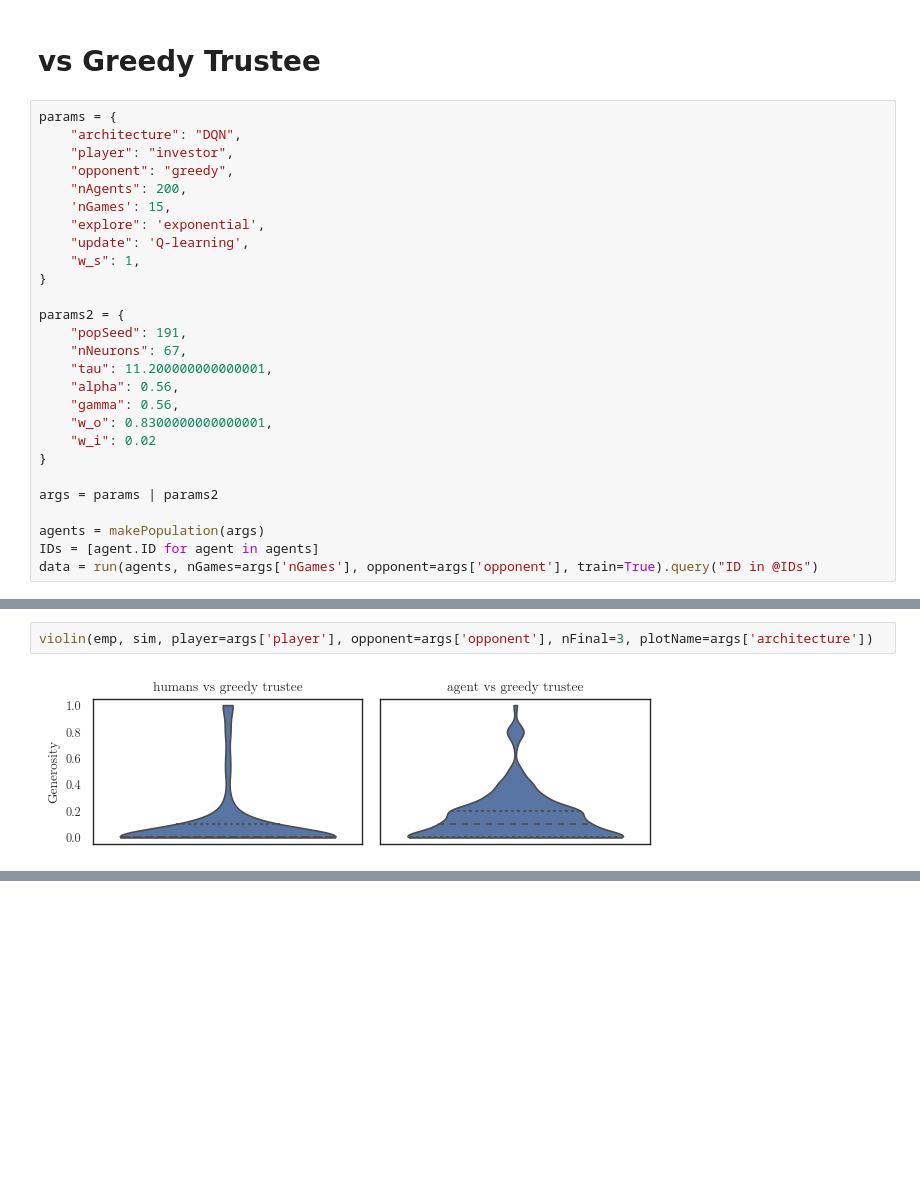
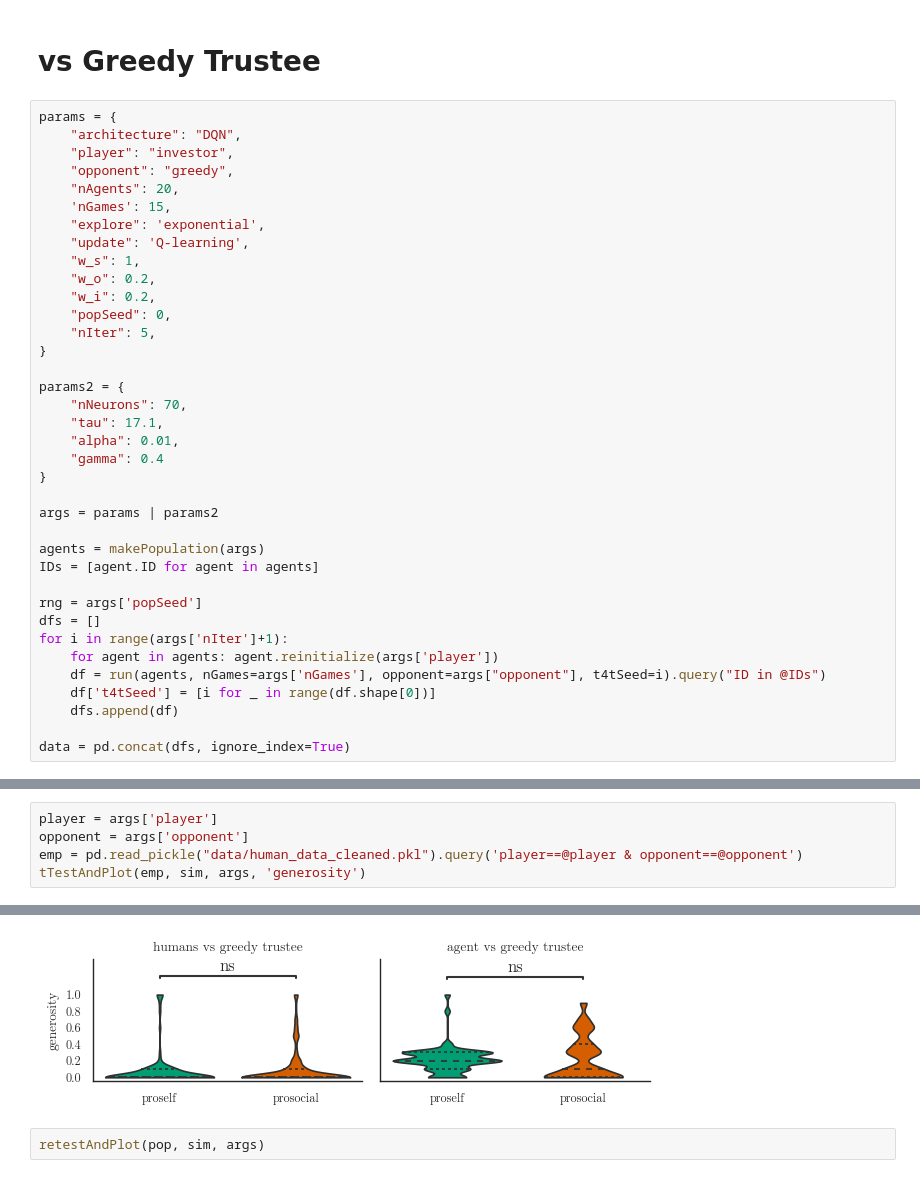
Before and after one commit to psipeter/social-value-orientation, a Jupyter notebook: agent_populations.ipynb, the cells around one changed output, grey strips where cells are left out. Cells and saved outputs as stored; diff of their text form; blank space fills up the shorter version.

```diff
--- a/agent_populations.ipynb
+++ b/agent_populations.ipynb
@@ -136,27 +164,37 @@ params = {
     "architecture": "DQN",
     "player": "investor",
     "opponent": "greedy",
-    "nAgents": 200,
+    "nAgents": 20,
     'nGames': 15,
     "explore": 'exponential',
     "update": 'Q-learning',
     "w_s": 1,
+    "w_o": 0.2,
+    "w_i": 0.2,
+    "popSeed": 0,
+    "nIter": 5,
 }
 
 params2 = {
-    "popSeed": 191,
-    "nNeurons": 67,
-    "tau": 11.200000000000001,
-    "alpha": 0.56,
-    "gamma": 0.56,
-    "w_o": 0.8300000000000001,
-    "w_i": 0.02
+    "nNeurons": 70,
+    "tau": 17.1,
+    "alpha": 0.01,
+    "gamma": 0.4
 }
 
 args = params | params2
 
 agents = makePopulation(args)
 IDs = [agent.ID for agent in agents]
-data = run(agents, nGames=args['nGames'], opponent=args['opponent'], train=True).query("ID in @IDs")
+
+rng = args['popSeed']
+dfs = []
+for i in range(args['nIter']+1):
+    for agent in agents: agent.reinitialize(args['player'])
+    df = run(agents, nGames=args['nGames'], opponent=args["opponent"], t4tSeed=i).query("ID in @IDs")
+    df['t4tSeed'] = [i for _ in range(df.shape[0])]
+    dfs.append(df)
+
+data = pd.concat(dfs, ignore_index=True)
 # %%
 pop, selected = selectLearners(agents, data)
@@ -213,4 +207,6 @@ proself vs. prosocial: t-test independent samples, P_val:1.188e-07 t=5.345e+00
-# %%
-violin(emp, sim, player=args['player'], opponent=args['opponent'], nFinal=3, plotName=args['architecture'])
-# %% [output]
-[figure, removed]
+# %%
+player = args['player']
+opponent = args['opponent']
+emp = pd.read_pickle("data/human_data_cleaned.pkl").query('player==@player & opponent==@opponent')
+tTestAndPlot(emp, sim, args, 'generosity')
+# %% [output]
@@ -216,0 +229,3 @@ violin(emp, sim, player=args['player'], opponent=args['opponent'], nFinal=3, plo
+[figure, added]
+# %%
+retestAndPlot(pop, sim, args)
```
Also changed, not shown: parts of 9 cells of this notebook, 7 other files.
